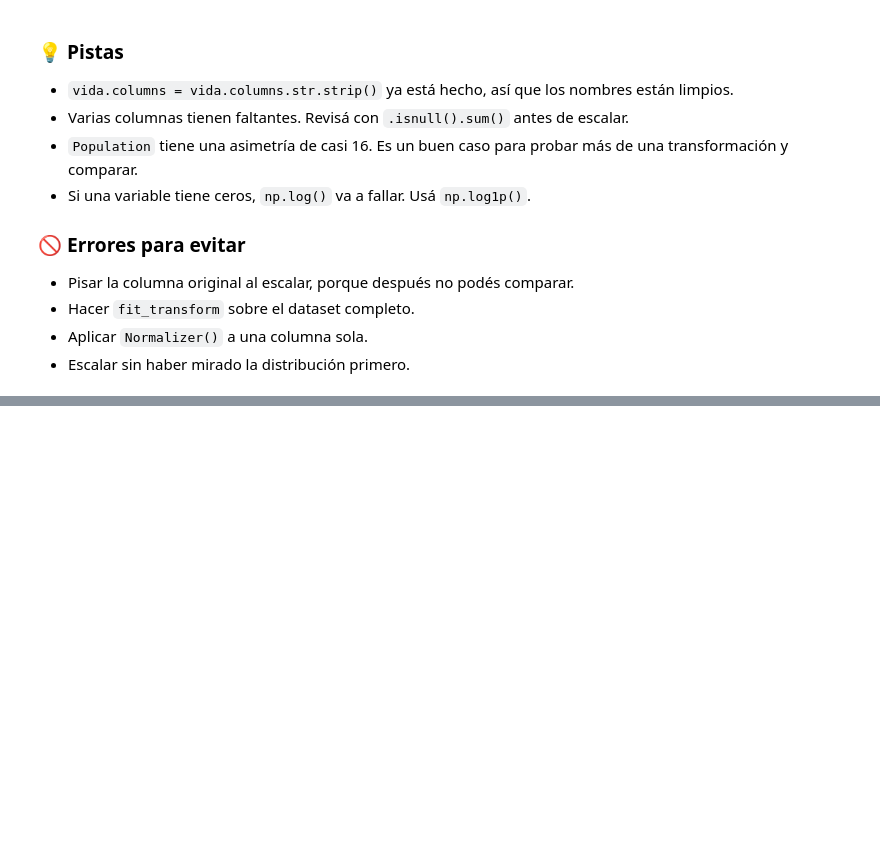
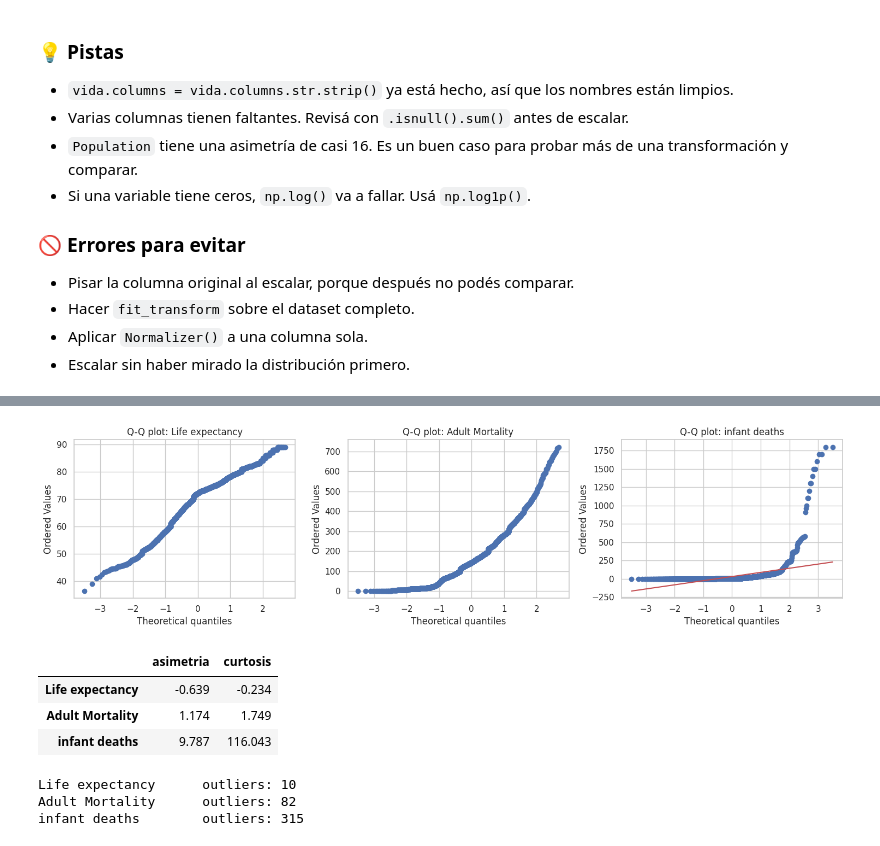
Before and after one commit to EmiiFernandez/actividades_data_sciente_ypf, a Jupyter notebook: notebook/C08_Notebook-12.ipynb, the cells around one changed output, grey strips where cells are left out. Drawn from its saved outputs; the diff is of its cells as text; code cells hidden in the pictures; blank space fills up the shorter version.

```diff
--- a/notebook/C08_Notebook-12.ipynb
+++ b/notebook/C08_Notebook-12.ipynb
@@ -665,0 +675,31 @@ Para cada variable, decidí y **justificá por escrito** qué le vas a aplicar:
+# %%
+fig, axes = plt.subplots(1, 3, figsize=(15, 4))
+for ax, col in zip(axes, ['Life expectancy', 'Adult Mortality', 'infant deaths']):
+    stats.probplot(vida[col], dist="norm", plot=ax)
+    ax.set_title(f'Q-Q plot: {col}')
+plt.tight_layout()
+plt.show()
+# %% [output]
+[figure, added]
+# %%
+columnas_tres = ['Life expectancy', 'Adult Mortality', 'infant deaths']
+
+resumen_tres = pd.DataFrame({
+    'asimetria': vida[columnas_tres].skew(),
+    'curtosis': vida[columnas_tres].kurt()
+})
+
+display(resumen_tres)
+# %% [output]
+|  | asimetria | curtosis |
+| Life expectancy | -0.639 | -0.234 |
+| Adult Mortality | 1.174 | 1.749 |
+| infant deaths | 9.787 | 116.043 |
+# %%
+for col in columnas_tres:
+    outliers = contar_outliers(vida[col].dropna())
+    print(f'{col:20s} outliers: {outliers}')
+# %% [output]
+Life expectancy      outliers: 10
+Adult Mortality      outliers: 82
+infant deaths        outliers: 315
```
Also changed, not shown: parts of 11 cells of this notebook.
